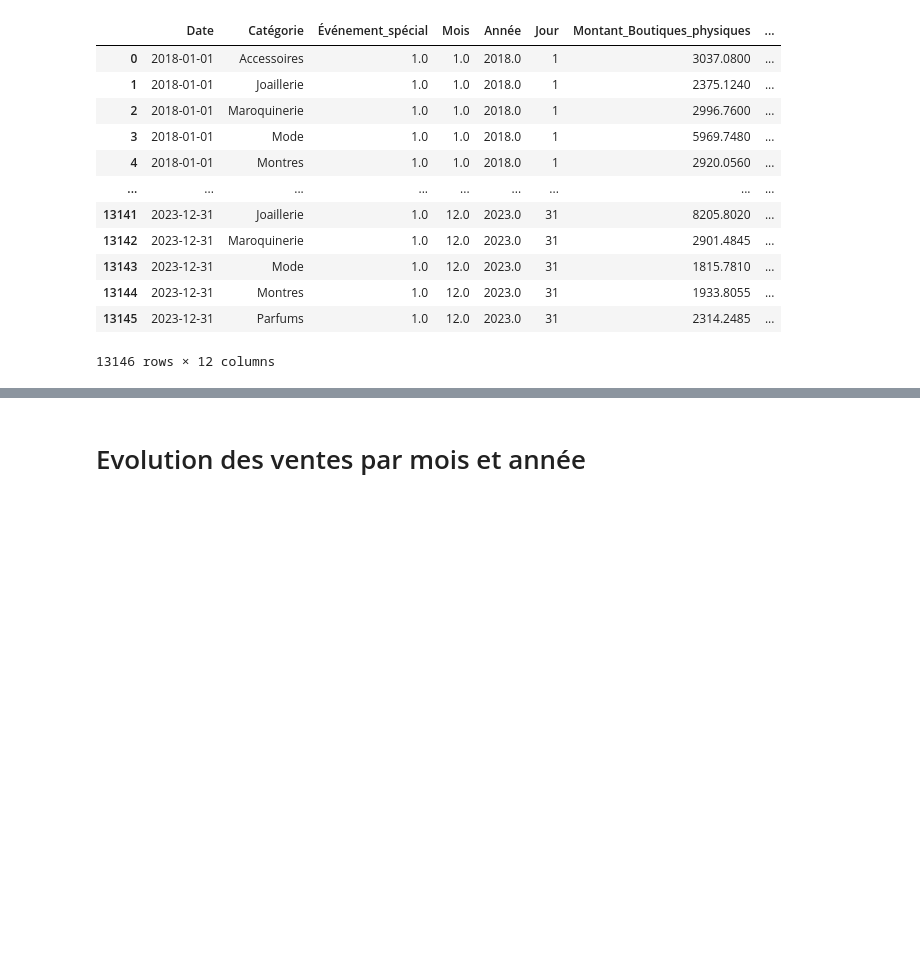
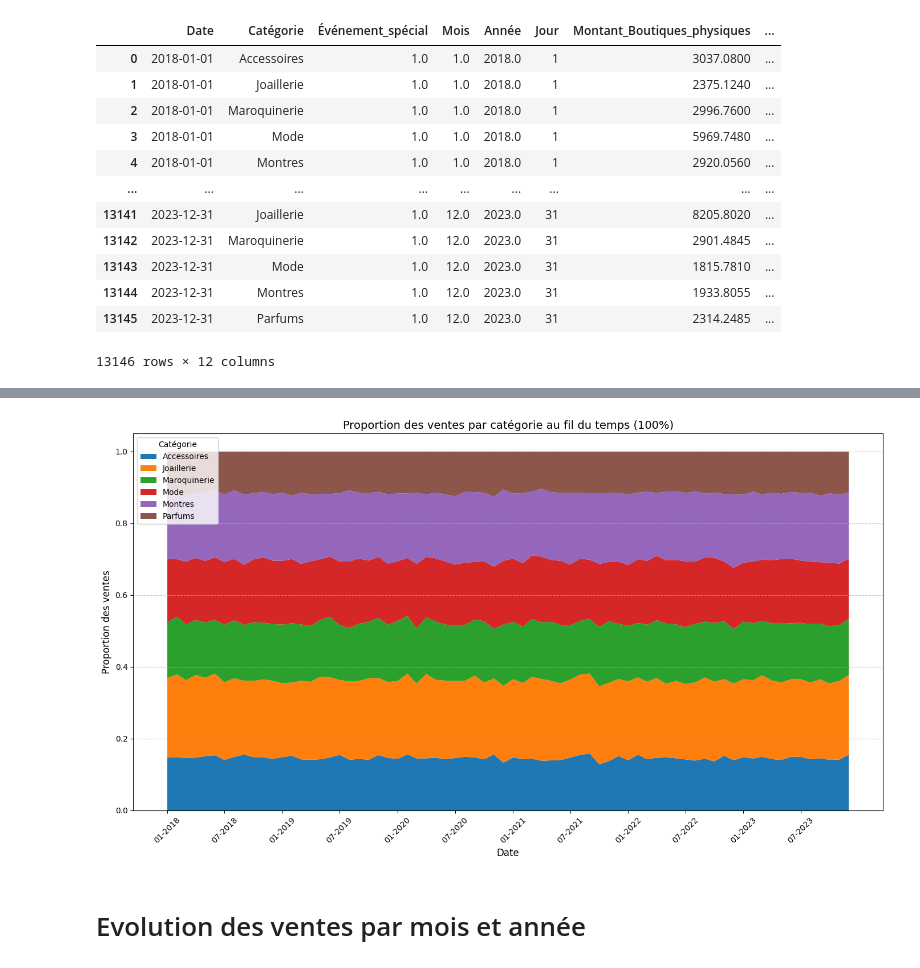
Before and after one commit to quentinepitechdigital/proj-spe, a Jupyter notebook: main.ipynb, the cells around one changed output, grey strips where cells are left out. Saved outputs shown, nothing was run; the diff lists cells and outputs as text; code cells hidden in the pictures; blank space fills up the shorter version.

```diff
--- a/main.ipynb
+++ b/main.ipynb
@@ -115,3 +174,43 @@ df_monthly_sales = df.groupby(['Année', 'Mois'])['Montant_Ventes_Totales'].mean
+# %%
+
+# Calcul des ventes par catégorie pour chaque mois et année
+df_grouped = df.groupby(['Année', 'Mois', 'Catégorie'])['Montant_Ventes_Totales'].sum().reset_index()
+
+# Création d'une colonne de date pour un tri chronologique
+df_grouped['Date'] = pd.to_datetime(df_grouped['Année'].astype(str) + '-' + df_grouped['Mois'].astype(str) + '-01')
+
+# Pivot pour préparer les données pour un graphique empilé
+df_pivot = df_grouped.pivot(index='Date', columns='Catégorie', values='Montant_Ventes_Totales').fillna(0)
+
+# Normaliser les données pour chaque période (somme à 100%)
+df_pivot_normalized = df_pivot.div(df_pivot.sum(axis=1), axis=0)
+
+# Préparation des données pour stackplot
+dates = df_pivot_normalized.index
+categories = df_pivot_normalized.columns
+values = [df_pivot_normalized[category] for category in categories]
+
+# Création du graphique en ligne empilé à 100%
+plt.figure(figsize=(14, 8))
+plt.stackplot(dates, values, labels=categories)
+
+# Ajouter un titre et des labels aux axes
+plt.title("Proportion des ventes par catégorie au fil du temps (100%)", fontsize=14)
+plt.xlabel("Date", fontsize=12)
+plt.ylabel("Proportion des ventes", fontsize=12)
+
+# Affichage de la légende
+plt.legend(title="Catégorie", loc='upper left')
+
+# Ajuster les ticks de l'axe X
+plt.xticks(ticks=dates[::6], labels=dates[::6].strftime('%m-%Y'), rotation=45)
+
+# Afficher le graphique
+plt.grid(axis='y', linestyle='--', alpha=0.7)
+plt.tight_layout()
+plt.show()
+# %% [output]
+[figure, added]
 # %% [markdown]
 # Evolution des ventes par mois et année
 # %%
```
Also changed, not shown: parts of 8 cells of this notebook.
